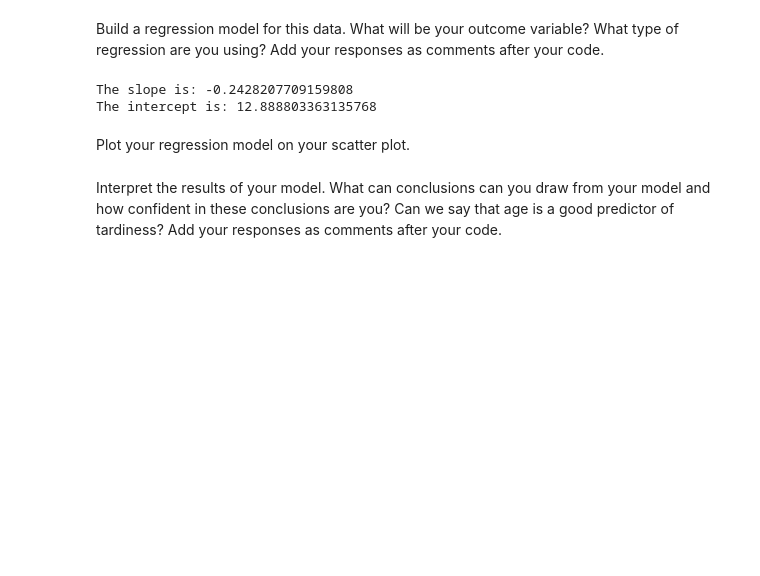
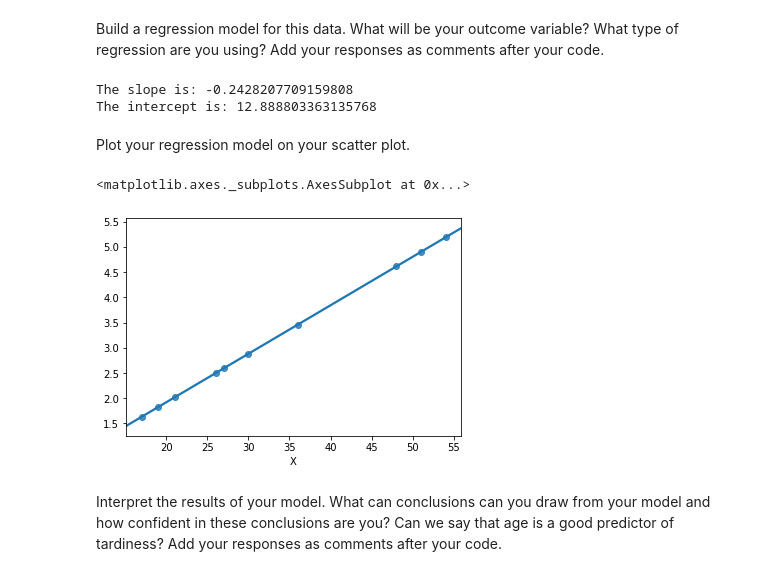
Before and after one commit to ta-datapt-bcn/lab-regression-analysis, a Jupyter notebook: your-code.ipynb, the cells around one changed output. Drawn from its saved outputs; the diff is of its cells as text; code cells hidden in the pictures; blank space fills up the shorter version.

```diff
--- a/your-code.ipynb
+++ b/your-code.ipynb
@@ -119,0 +108,7 @@ The intercept is: 12.888803363135768
+# %%
+import statsmodels.api as sm
+Y = student_data.Y
+X = student_data.X
+model = sm.OLS(Y,X)
+results = model.fit()
+predictions = results.predict(X)
@@ -124,2 +123,7 @@ Plot your regression model on your scatter plot.
+# %%
+sns.regplot(x=X, y=predictions)
+# %% [output]
+<matplotlib.axes._subplots.AxesSubplot at 0x...>
+[figure, added]
 # %% [markdown]
 Interpret the results of your model. What can conclusions can you draw from your model and how confident in these conclusions are you? Can we say that age is a good predictor of tardiness? Add your responses as comments after your code.
```
Also changed, not shown: parts of 30 cells of this notebook.
